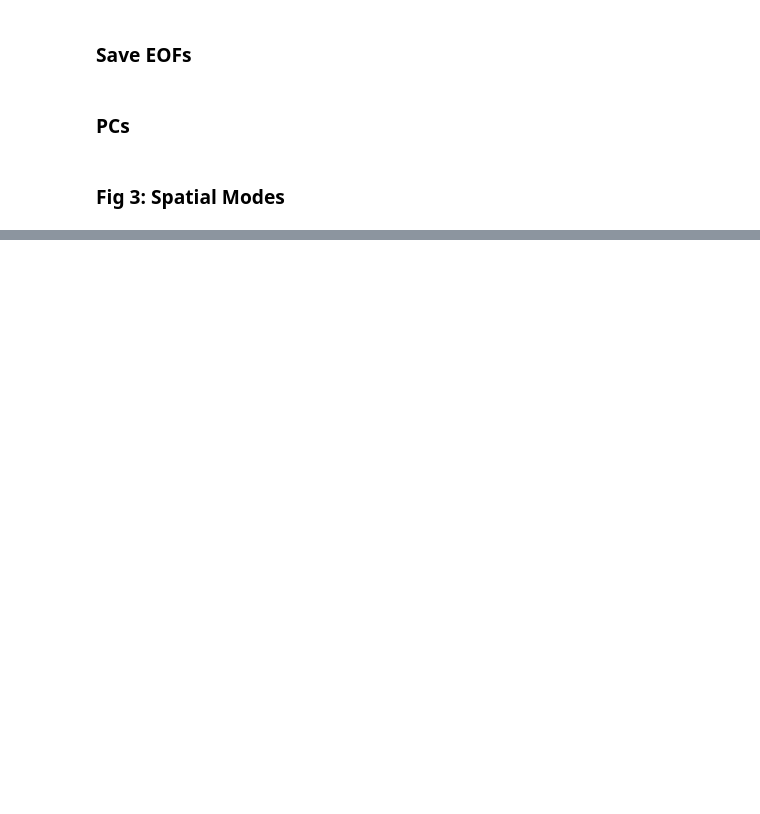
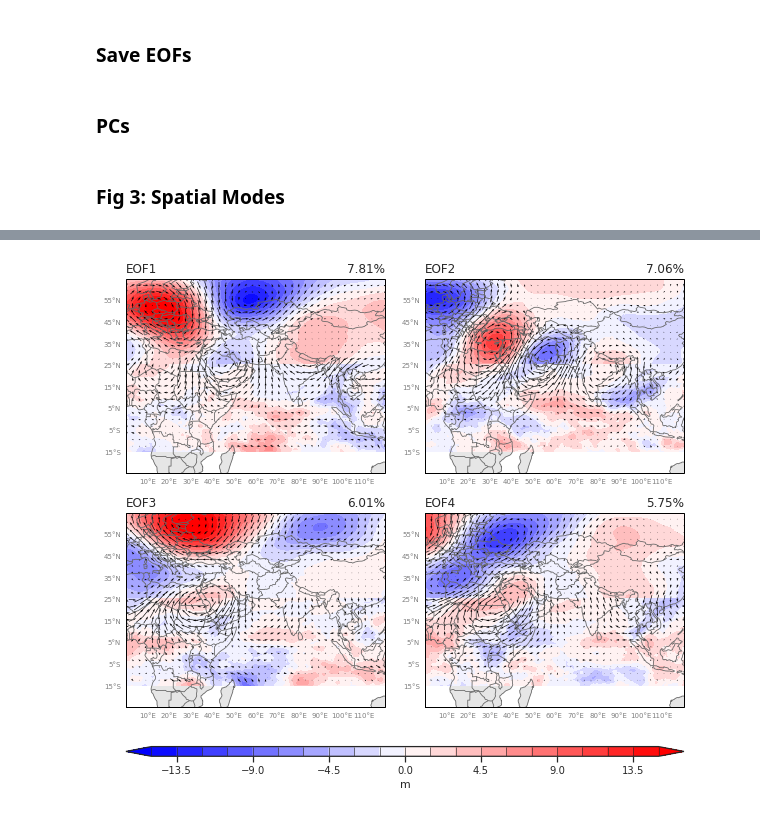
Before and after one commit to dlnash/AR_types, a Jupyter notebook: analysis/eof_normal_mode.ipynb, the cells around one changed output, grey strips where cells are left out. Saved outputs shown, nothing was run; the diff lists cells and outputs as text; code cells hidden in the pictures; blank space fills up the shorter version.

```diff
--- a/analysis/eof_normal_mode.ipynb
+++ b/analysis/eof_normal_mode.ipynb
@@ -435,8 +280,9 @@ Wall time: 1.63 s
 ## EOF Analysis
 # %%
 %%time
+
 # Compute eigenvalues & eigenvectors
-evals, evecs = calc_eofs(Xs)
+evals, evecs = calc_eofs(Xs, mode='t')
 
 print('Eigenvalues: ', evals.shape)
 print(evals, '\n')
@@ -511,5 +362,7 @@ print(np.round(lower[0:6],3))
 # %% [markdown]
 ### Fig 2: Variance
+# %%
+var_names = 'QHUV500'
 # %%
 # set seaborn style
 sns.set()
@@ -567,5 +431,5 @@ np.savetxt(outfile, loads[:,0:neofs], fmt='%.4f', delimiter=',')
 # %%
 # Calculate principal components (spatial modes)
 neofs = 19
-pcs = calc_pcs(Xs_nomiss, evecs, neofs)
+pcs = calc_pcs(Xs, evecs, neofs)
 # pcs = calc_pcs(Xs, evecs, neofs)
@@ -585,3 +436,13 @@ pcmodes_var3 = np.reshape(tmp3, (neofs,nlat,nlon))
+# %%
+# Split pcs into separate arrays for each variable
+ntim, nlat, nlon = var2.shape
+npts = nlat*nlon
+nvar = len(var_list)
+# Reshape spatial dim back to 2D map
+pcmodes = var_list
+for i in np.arange(len(var_list)):
+    tmp = pcs[:,i*npts:(i+1)*npts]
+    pcmodes[i] = np.reshape(tmp, (neofs,nlat,nlon))
 # %% [markdown]
 ### Fig 3: Spatial Modes
 # %%
@@ -617,3 +487,63 @@ for k in range(neofs):
+# %%
+# Create figure
+fig = plt.figure(figsize=(10,11))
+filepath = path_to_figs + 'eofs_'+ var_names + str(lonmin) + str(lonmax) + str(latmin) + str(latmax) + '.png'
+nrows = 2
+ncols = 2
+mapcrs = ccrs.PlateCarree()
+# sns.set_style('ticks')
+
+# Set up Axes Grid
+axes_class = (GeoAxes,dict(map_projection=mapcrs))
+axgr = AxesGrid(fig,
+                111,
+                axes_class=axes_class,
+                nrows_ncols=(nrows, ncols),
+                axes_pad = 0.55,
+                cbar_location='bottom',
+                cbar_mode='single',
+                cbar_pad=0.0,
+                cbar_size='2.5%',
+                label_mode='')
+
+#newcmap = cmocean.tools.crop_by_percent(cmo.matter, 15, which='max', N=None)
+
+# Loop for drawing each plot
+for k, ax in enumerate(axgr):
+    ax = draw_basemap(ax, extent=[lonmin,lonmax,latmin,latmax], xticks=dx, yticks=dy)
+#     ax = draw_basemap(ax, extent=None, xticks=dx, yticks=dy)
+
+    # Add contour fill plot for extratropics
+    clevs = np.arange(-15,16.5,1.5)
+    cf = ax.contourf(lons_et, lats_et, data_et[k,:,:], transform=datacrs,
+                     levels=clevs,
+                     cmap="bwr", extend='both')
+    # add vectors for extratropics
+    ax.quiver(lons_et, lats_et, udat_et[k,:,:], vdat_et[k,:,:], transform=datacrs,
+              color='black', pivot='middle', regrid_shape=30)
+
+    # Add contour fill plot for q500
+    cf = ax.contourf(lons_t, lats_t, data_t[k,:,:], transform=datacrs,
+                     levels=clevs,
+                     cmap="bwr", extend='both')
+    # add vectors for tropics
+    ax.quiver(lons_t, lats_t, udat_t[k,:,:], vdat_t[k,:,:], transform=datacrs,
+              color='black', pivot='middle', regrid_shape=30)
+
+    # subtitles
+    ax.set_title(eof_label[k], loc='left', fontsize=12)
+    ax.set_title(var_label[k], loc='right', fontsize=12)
+
+# single colorbar
+cb = fig.colorbar(cf, axgr.cbar_axes[0], orientation='horizontal', drawedges=True)
+cb.set_label('m', fontsize=11)
+cb.ax.tick_params(labelsize=10)
+
+# Display figure
+plt.savefig(filepath, dpi=200, bbox_inches='tight')
+plt.show()
+# %% [output]
+[figure, added]
 # %%
 fig = plt.figure(figsize=(4.0 ,4.0))
 fig.dpi = 300
```
Also changed, not shown: parts of 21 cells of this notebook, 8 other files.
